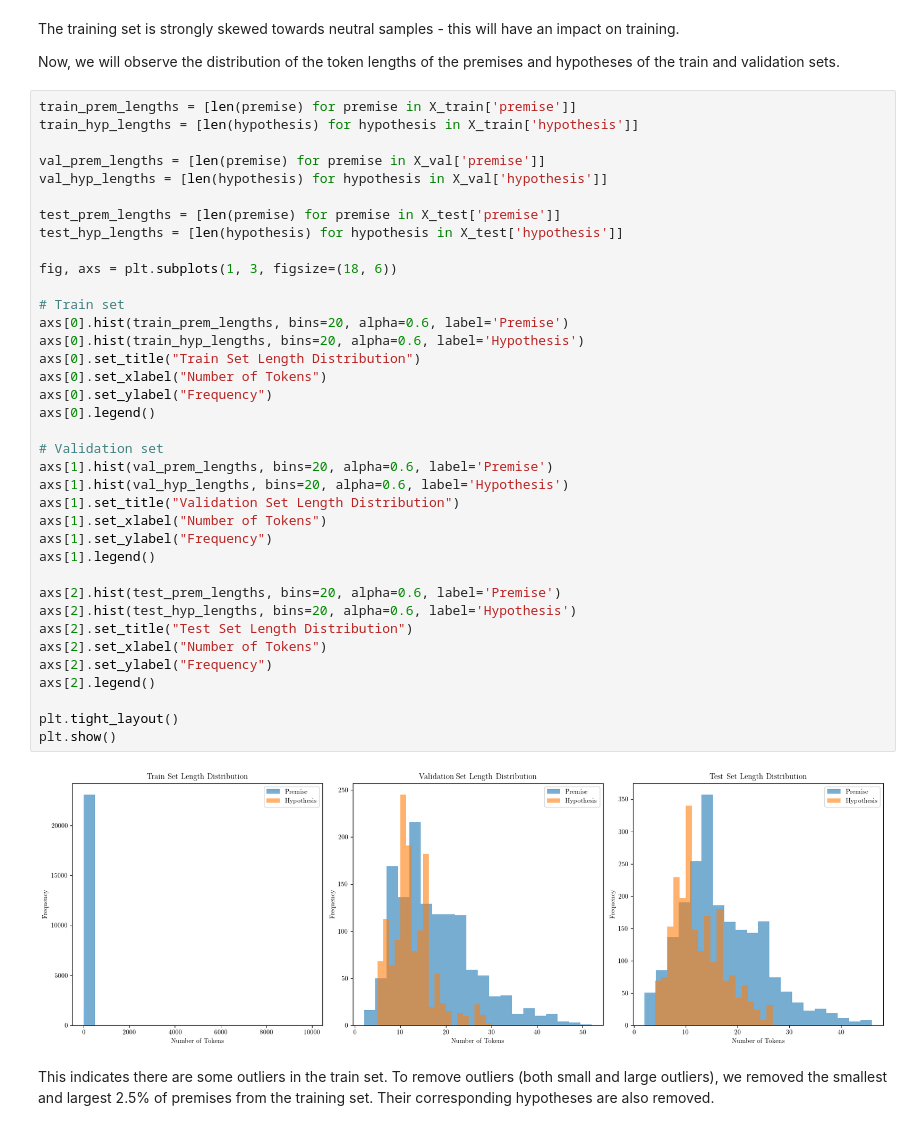
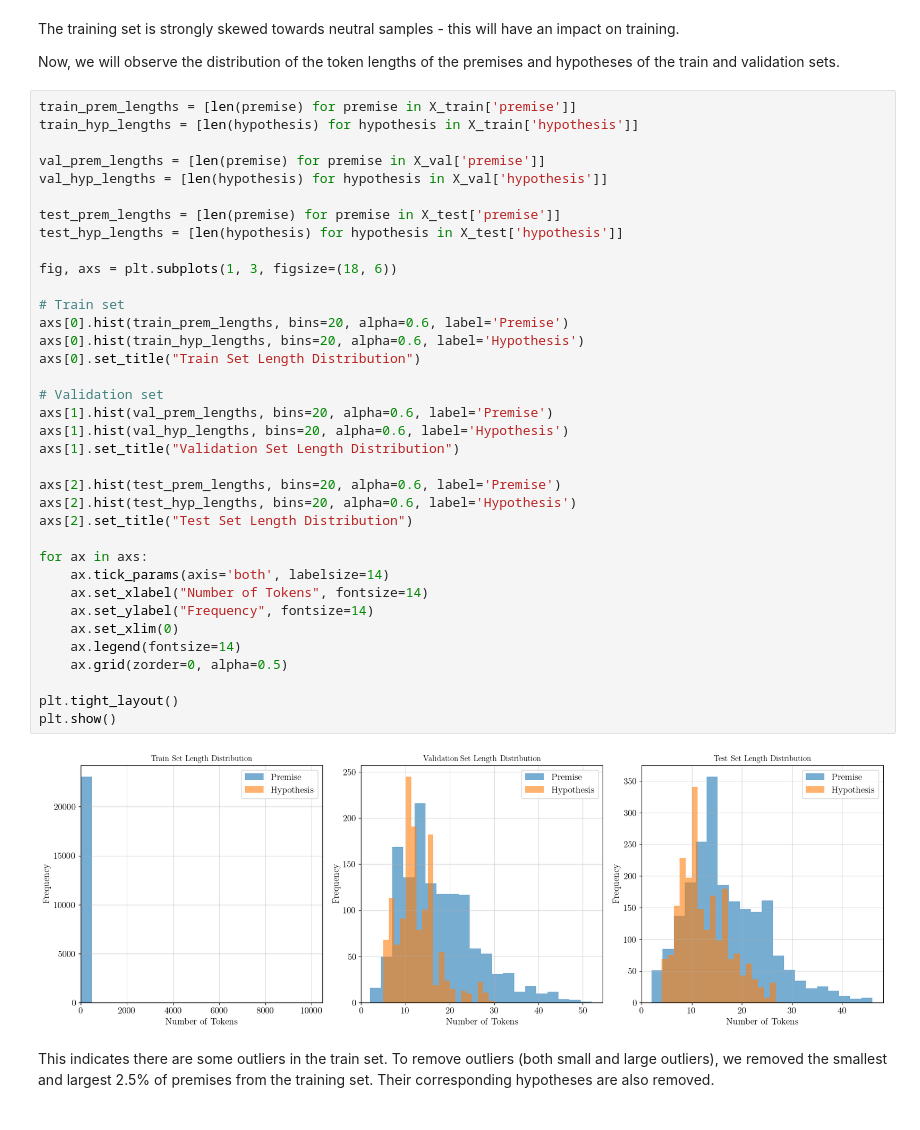
Before and after one commit to MahitGtg/nlp-project, a Jupyter notebook: GRU.ipynb, the cells around one changed output. Drawn from its saved outputs; the diff is of its cells as text.

Commit message:
Reran set distribution chart

```diff
--- a/GRU.ipynb
+++ b/GRU.ipynb
@@ -222,42 +209,41 @@ Now, we will observe the distribution of the token lengths of the premises and h
 # %%
 train_prem_lengths = [len(premise) for premise in X_train['premise']]
 train_hyp_lengths = [len(hypothesis) for hypothesis in X_train['hypothesis']]
 
 val_prem_lengths = [len(premise) for premise in X_val['premise']]
 val_hyp_lengths = [len(hypothesis) for hypothesis in X_val['hypothesis']]
 
 test_prem_lengths = [len(premise) for premise in X_test['premise']]
 test_hyp_lengths = [len(hypothesis) for hypothesis in X_test['hypothesis']]
 
 fig, axs = plt.subplots(1, 3, figsize=(18, 6))
 
 # Train set
 axs[0].hist(train_prem_lengths, bins=20, alpha=0.6, label='Premise')
 axs[0].hist(train_hyp_lengths, bins=20, alpha=0.6, label='Hypothesis')
 axs[0].set_title("Train Set Length Distribution")
-axs[0].set_xlabel("Number of Tokens")
-axs[0].set_ylabel("Frequency")
-axs[0].legend()
 
 # Validation set
 axs[1].hist(val_prem_lengths, bins=20, alpha=0.6, label='Premise')
 axs[1].hist(val_hyp_lengths, bins=20, alpha=0.6, label='Hypothesis')
 axs[1].set_title("Validation Set Length Distribution")
-axs[1].set_xlabel("Number of Tokens")
-axs[1].set_ylabel("Frequency")
-axs[1].legend()
 
 axs[2].hist(test_prem_lengths, bins=20, alpha=0.6, label='Premise')
 axs[2].hist(test_hyp_lengths, bins=20, alpha=0.6, label='Hypothesis')
 axs[2].set_title("Test Set Length Distribution")
-axs[2].set_xlabel("Number of Tokens")
-axs[2].set_ylabel("Frequency")
-axs[2].legend()
+
+for ax in axs:
+    ax.tick_params(axis='both', labelsize=14)
+    ax.set_xlabel("Number of Tokens", fontsize=14)
+    ax.set_ylabel("Frequency", fontsize=14)
+    ax.set_xlim(0)
+    ax.legend(fontsize=14)
+    ax.grid(zorder=0, alpha=0.5)
 
 plt.tight_layout()
 plt.show()
 # %% [output]
-[figure, old version]
+[figure, new version]
 # %% [markdown]
 This indicates there are some outliers in the train set. To remove outliers (both small and large outliers), we removed the smallest and largest 2.5% of premises from the training set. Their corresponding hypotheses are also removed.
 # %%
```
Also changed, not shown: parts of 6 cells of this notebook, 1 other file.
